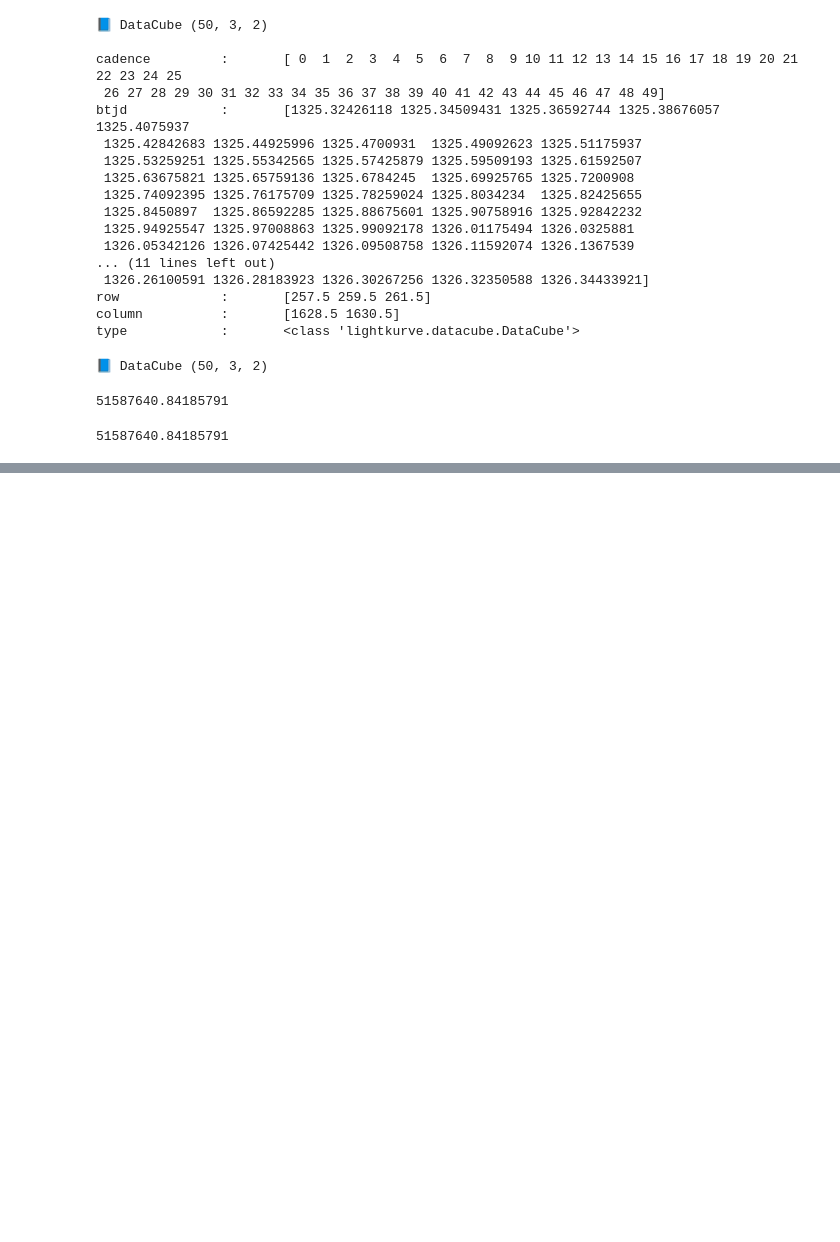
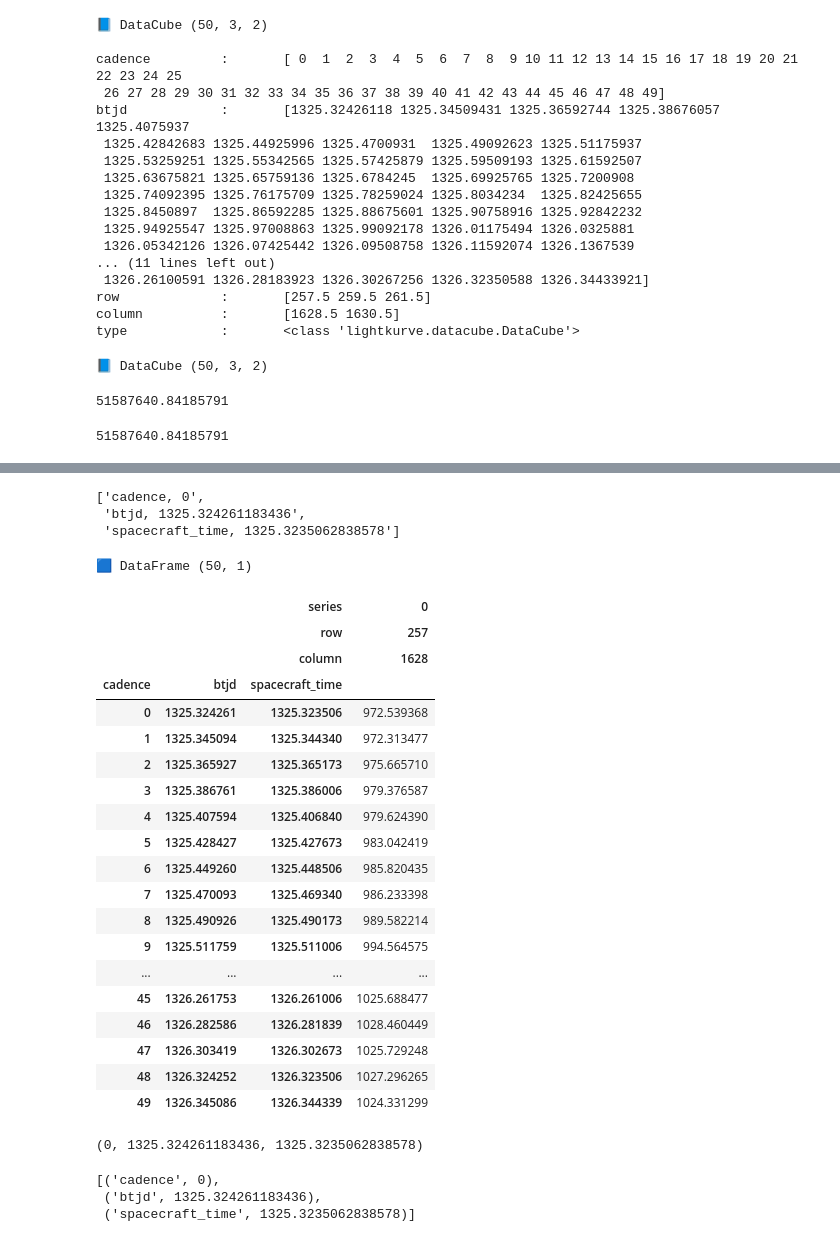
Before and after one commit to lightkurve/lkdata, a Jupyter notebook: demo.ipynb, the cells around one changed output, grey strips where cells are left out. Drawn from its saved outputs; the diff is of its cells as text; code cells hidden in the pictures; blank space fills up the shorter version.

```diff
--- a/demo.ipynb
+++ b/demo.ipynb
@@ -521,0 +575,40 @@ flux[:, :, :-1].spatial_downsample(2).sum().sum()
+# %%
+[f"{i[0]}, {i[1]}" for i in zip(flux.index.names, flux.index[0])]
+# %% [output]
+['cadence, 0',
+ 'btjd, 1325.324261183436',
+ 'spacecraft_time, 1325.3235062838578']
+# %%
+flux.to_dataframe(0, 0)
+# %% [output]
+🟦 DataFrame (50, 1)
+|  |  | series | 0 |
+|  |  | row | 257 |
+|  |  | column | 1628 |
+| cadence | btjd | spacecraft_time |  |
+| 0 | 1325.324261 | 1325.323506 | 972.539368 |
+| 1 | 1325.345094 | 1325.344340 | 972.313477 |
+| 2 | 1325.365927 | 1325.365173 | 975.665710 |
+| 3 | 1325.386761 | 1325.386006 | 979.376587 |
+| 4 | 1325.407594 | 1325.406840 | 979.624390 |
+| 5 | 1325.428427 | 1325.427673 | 983.042419 |
+| 6 | 1325.449260 | 1325.448506 | 985.820435 |
+| 7 | 1325.470093 | 1325.469340 | 986.233398 |
+| 8 | 1325.490926 | 1325.490173 | 989.582214 |
+| 9 | 1325.511759 | 1325.511006 | 994.564575 |
+| ... | ... | ... | ... |
+| 45 | 1326.261753 | 1326.261006 | 1025.688477 |
+| 46 | 1326.282586 | 1326.281839 | 1028.460449 |
+| 47 | 1326.303419 | 1326.302673 | 1025.729248 |
+| 48 | 1326.324252 | 1326.323506 | 1027.296265 |
+| 49 | 1326.345086 | 1326.344339 | 1024.331299 |
+# %%
+flux.index[0]
+# %% [output]
+(0, 1325.324261183436, 1325.3235062838578)
+# %%
+c = 0
+# %% [output]
+[('cadence', 0),
+ ('btjd', 1325.324261183436),
+ ('spacecraft_time', 1325.3235062838578)]
```
Also changed, not shown: parts of 15 cells of this notebook, 1 other file.
